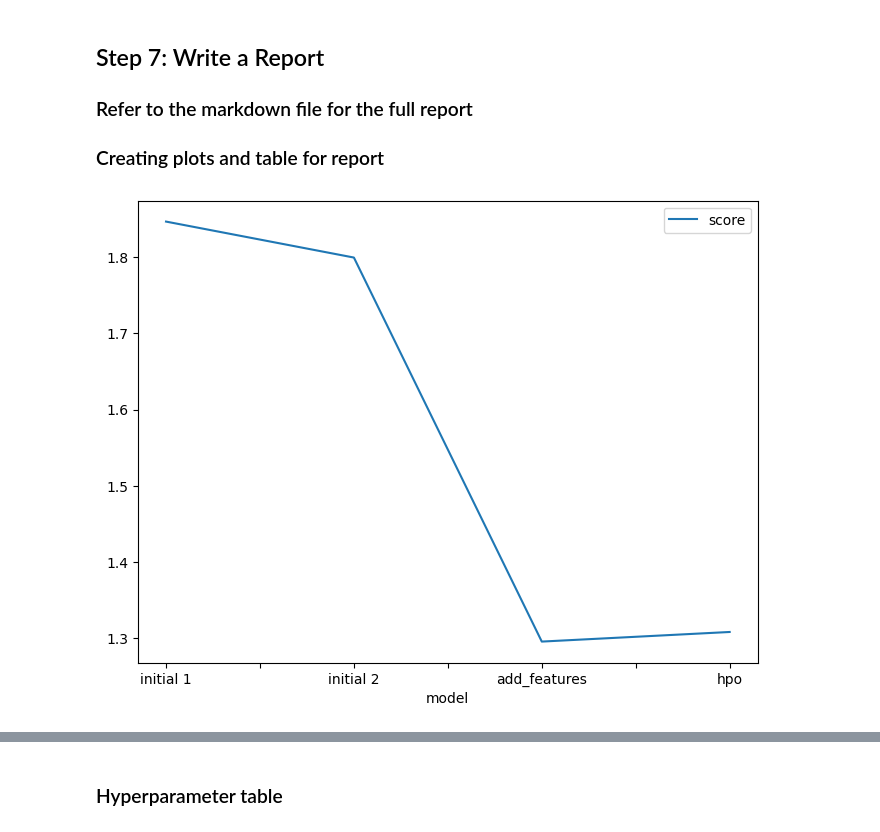
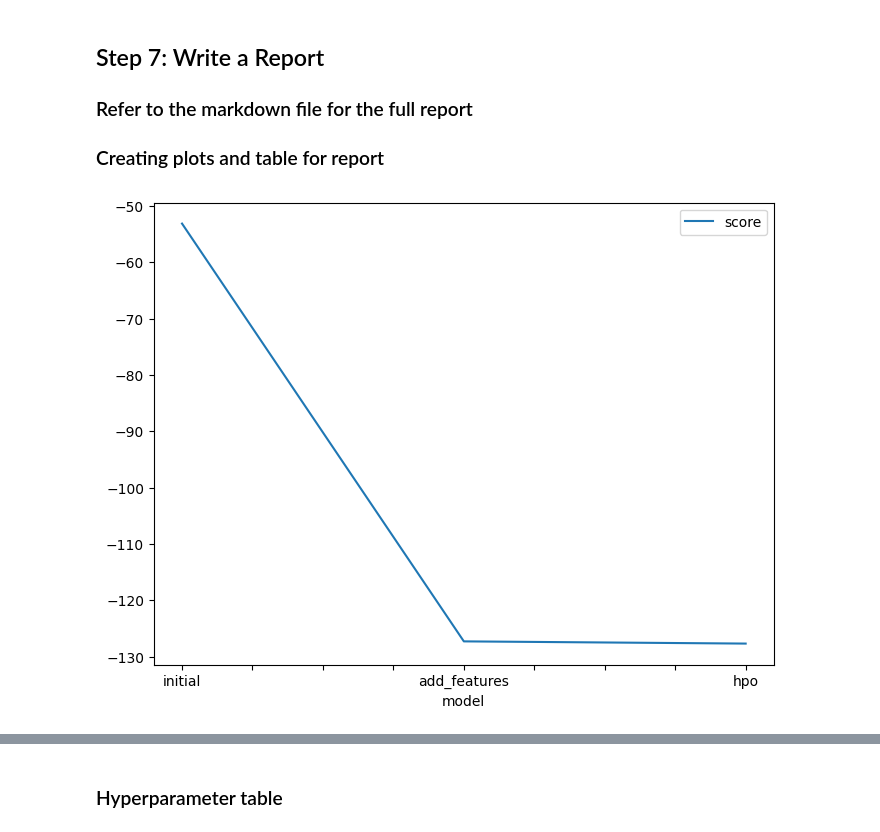
Before and after one commit to rdkworld/MLF-Nanodegree-2023, a Jupyter notebook: project/project_template.ipynb, the cells around one changed output, grey strips where cells are left out. Saved outputs shown, nothing was run; the diff lists cells and outputs as text; code cells hidden in the pictures.

```diff
--- a/project/project_template.ipynb
+++ b/project/project_template.ipynb
@@ -462,10 +440,19 @@ scheduler = ag.scheduler.HyperbandScheduler(
 # %%
+hyperparameters = {
+    'NN': {'num_epochs': 10},
+    'GBM': {'num_boost_round': 100},
+    'CAT': {'iterations': 50},
+    'RF': {'n_estimators': 100},
+    'XT': {'n_estimators': 100},
+    'KNN': {},
+    'LR': {}
+}
 hyperparameter_tune_kwargs = {
     'num_trials': 10,
-    'search_strategy': 'random'
+    'search_strategy': 'random',
+    'searcher': 'random',
+    'scheduler': 'local'
 }
-hyperparameters = {'GBM': {'num_boost_round': 1000},
-                    'NN': {'num_epochs': 10},
-                    'CAT': {'iterations': 100}}
-predictor_new_hpo = TabularPredictor(label="count", problem_type="regression", eval_metric="root_mean_squared_error").fit(train_data = train.drop(["casual","registered"], axis=1), time_limit =120, hyperparameter_tune_kwargs = hyperparameter_tune_kwargs, hyperparameters = hyperparameters)
+
+predictor_new_hpo = TabularPredictor(label="count", problem_type="regression", eval_metric="root_mean_squared_error").fit(train_data = train.drop(["casual","registered"], axis=1), time_limit =120, hyperparameter_tune_kwargs = hyperparameter_tune_kwargs, hyperparameters = hyperparameters, presets = 'best_quality')
 # %% [output]
@@ -566,15 +684,18 @@ submission.csv               2023-05-19 21:05:25  first raw submission
 # %%
 # Taking the top model score from each training run and creating a line plot to show improvement
 # You can create these in the notebook and save them to PNG or use some other tool (e.g. google sheets, excel)
 fig = pd.DataFrame(
     {
-        "model": ["initial 1", "initial 2", "add_features", "hpo"],
-        "score": [1.84672, 1.79951, 1.29553, 1.30813]
+        "model": ["initial","add_features", "hpo"],
+        # "score": [1.84672, 1.79951, 1.29553, 1.30813]
+        "score": [predictor.leaderboard(silent=True)['score_val'][0],
+                  predictor_new_features.leaderboard(silent=True)['score_val'][0],
+                  predictor_new_hpo.leaderboard(silent=True)['score_val'][0]]
     }
 ).plot(x="model", y="score", figsize=(8, 6)).get_figure()
 fig.savefig('model_train_score.png')
 # %% [output]
-[figure, old version]
+[figure, new version]
 # %%
 # Take the 3 kaggle scores and creating a line plot to show improvement
 fig = pd.DataFrame(
```
Also changed, not shown: parts of 10 cells of this notebook.
